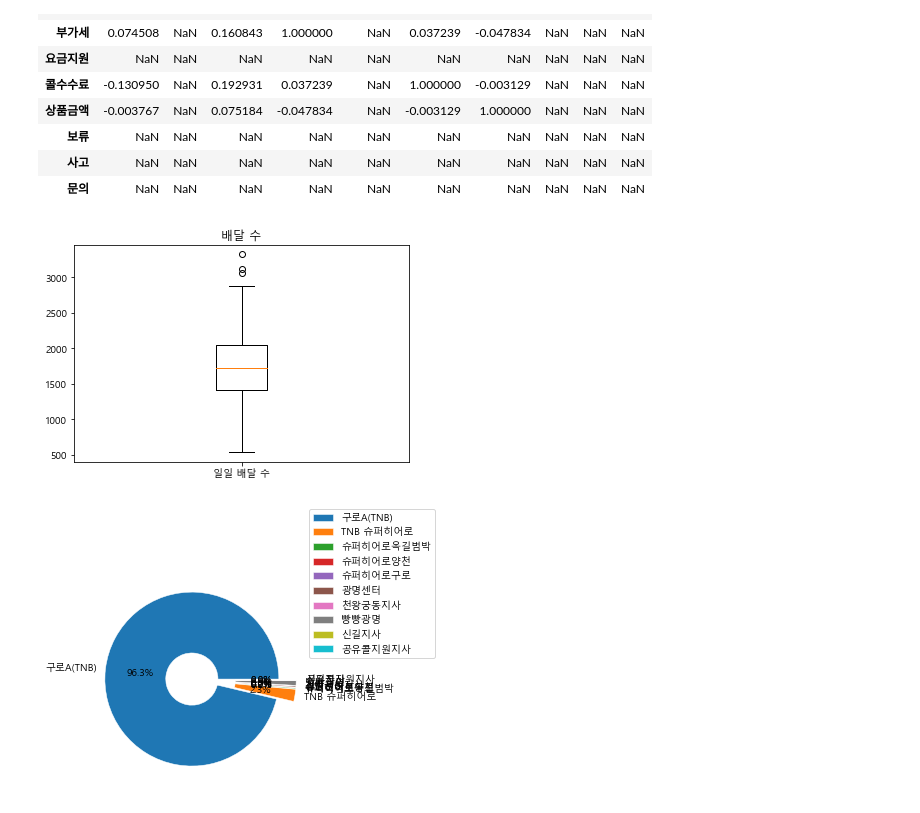
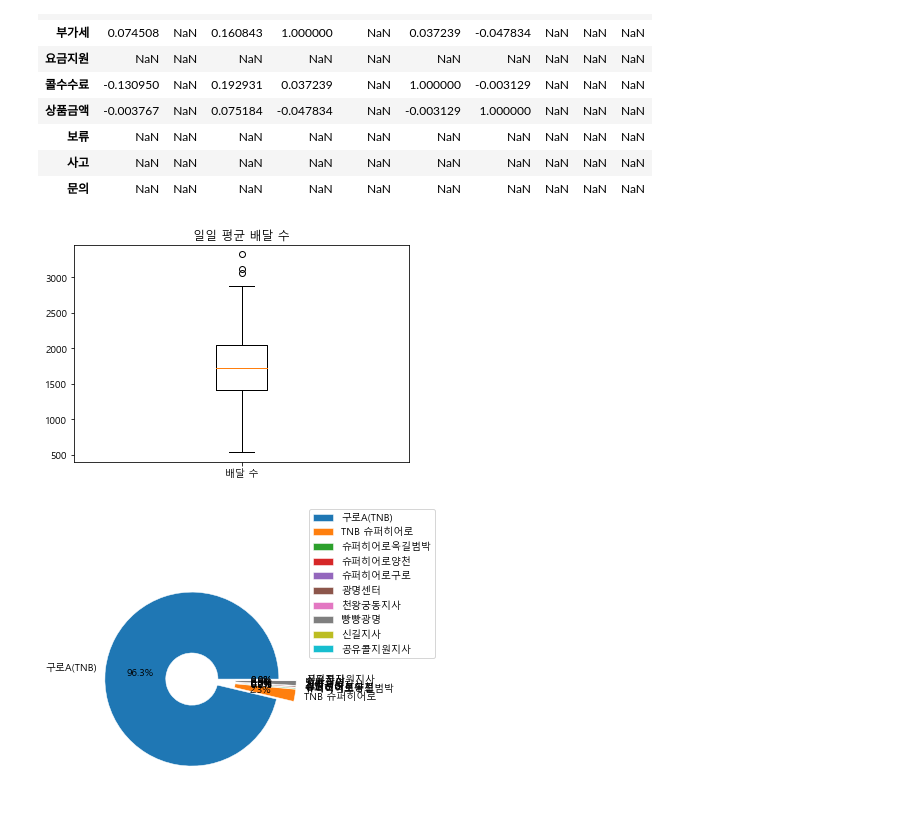
Before and after one commit to ethan528/BBS_Optimal_Position, a Jupyter notebook: EDA.ipynb, the cells around one changed output. Cells and saved outputs as stored; diff of their text form; code cells hidden in the pictures.

```diff
--- a/EDA.ipynb
+++ b/EDA.ipynb
@@ -269,12 +269,12 @@ df.corr()
 # %%
 delivery_day = [i for i in df1.groupby('업무일자')['완료'].count()]
 
 plt.boxplot(delivery_day)
-plt.title('배달 수')
-plt.xticks([1], ['일일 배달 수'])
+plt.title('일일 평균 배달 수')
+plt.xticks([1], ['배달 수'])
 plt.show()
 # %% [output]
-[figure, old version]
+[figure, new version]
 # %%
 company_ratio_list = [len(df1[df1['기사소속회사'] == i]) for i in df1['기사소속회사'].unique()]
 labels = df1['기사소속회사'].unique()
```
Also changed, not shown: parts of 9 cells of this notebook, 2 other files.
